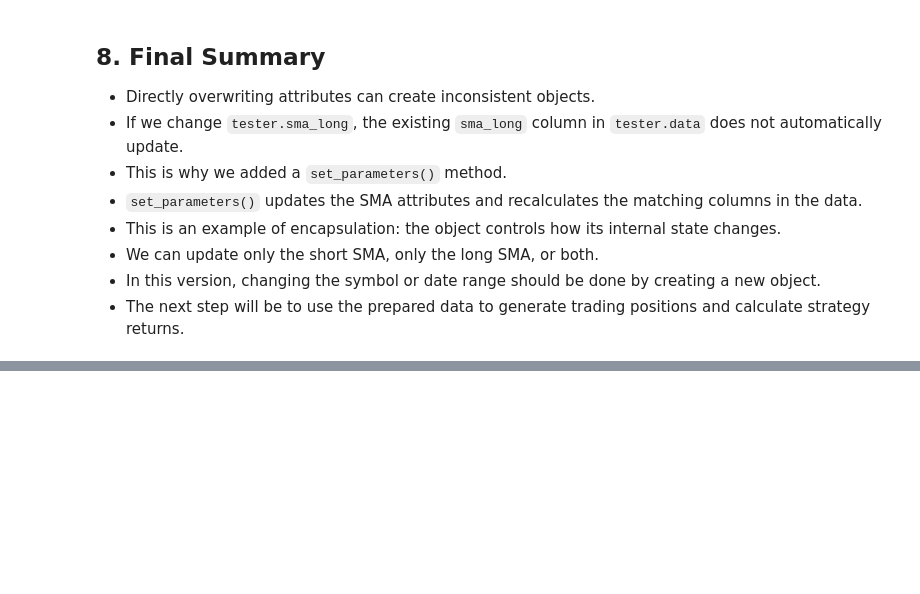
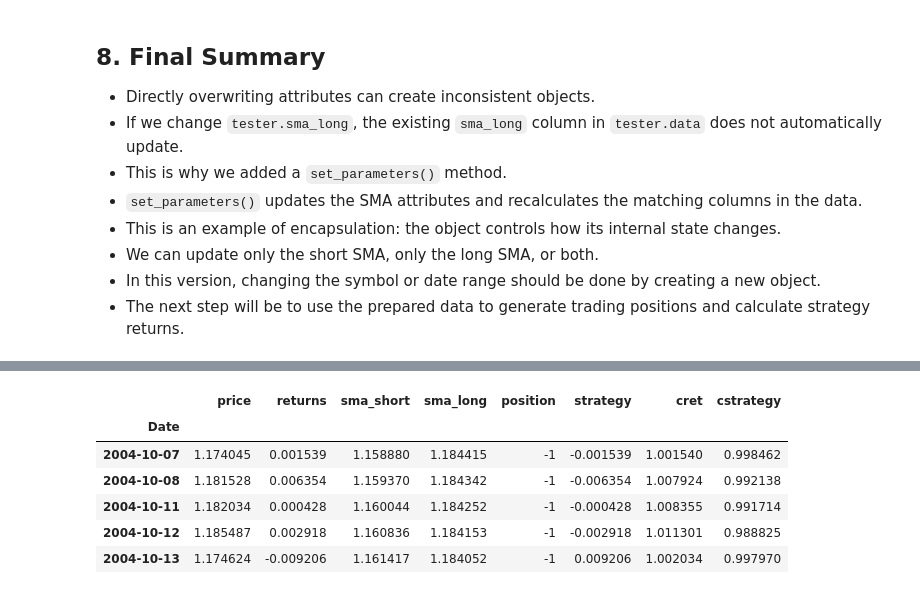
Before and after one commit to seanmayer/algo-trading-broker-testing, a Jupyter notebook: defining-back-testing-strategies/building_using_sma_backtester_class.ipynb, the cells around one changed output, grey strips where cells are left out. Drawn from its saved outputs; the diff is of its cells as text; code cells hidden in the pictures; blank space fills up the shorter version.

```diff
--- a/defining-back-testing-strategies/building_using_sma_backtester_class.ipynb
+++ b/defining-back-testing-strategies/building_using_sma_backtester_class.ipynb
@@ -1168,0 +1308,10 @@ This is a design choice. We could extend `set_parameters()` to also update the s
+# %%
+tester = SMABacktester(
+    symbol="EURUSD",
+    sma_short=50,
+    sma_long=200,
+    start="2004-01-01",
+    end="2020-06-30"
+)
+
+print(tester)
@@ -1168,0 +1353,10 @@ This is a design choice. We could extend `set_parameters()` to also update the s
+# %%
+tester.results.head()
+# %% [output]
+|  | price | returns | sma_short | sma_long | position | strategy | cret | cstrategy |
+| Date |  |  |  |  |  |  |  |  |
+| 2004-10-07 | 1.174045 | 0.001539 | 1.158880 | 1.184415 | -1 | -0.001539 | 1.001540 | 0.998462 |
+| 2004-10-08 | 1.181528 | 0.006354 | 1.159370 | 1.184342 | -1 | -0.006354 | 1.007924 | 0.992138 |
+| 2004-10-11 | 1.182034 | 0.000428 | 1.160044 | 1.184252 | -1 | -0.000428 | 1.008355 | 0.991714 |
+| 2004-10-12 | 1.185487 | 0.002918 | 1.160836 | 1.184153 | -1 | -0.002918 | 1.011301 | 0.988825 |
+| 2004-10-13 | 1.174624 | -0.009206 | 1.161417 | 1.184052 | -1 | 0.009206 | 1.002034 | 0.997970 |
```
Also changed, not shown: parts of 15 cells of this notebook.
